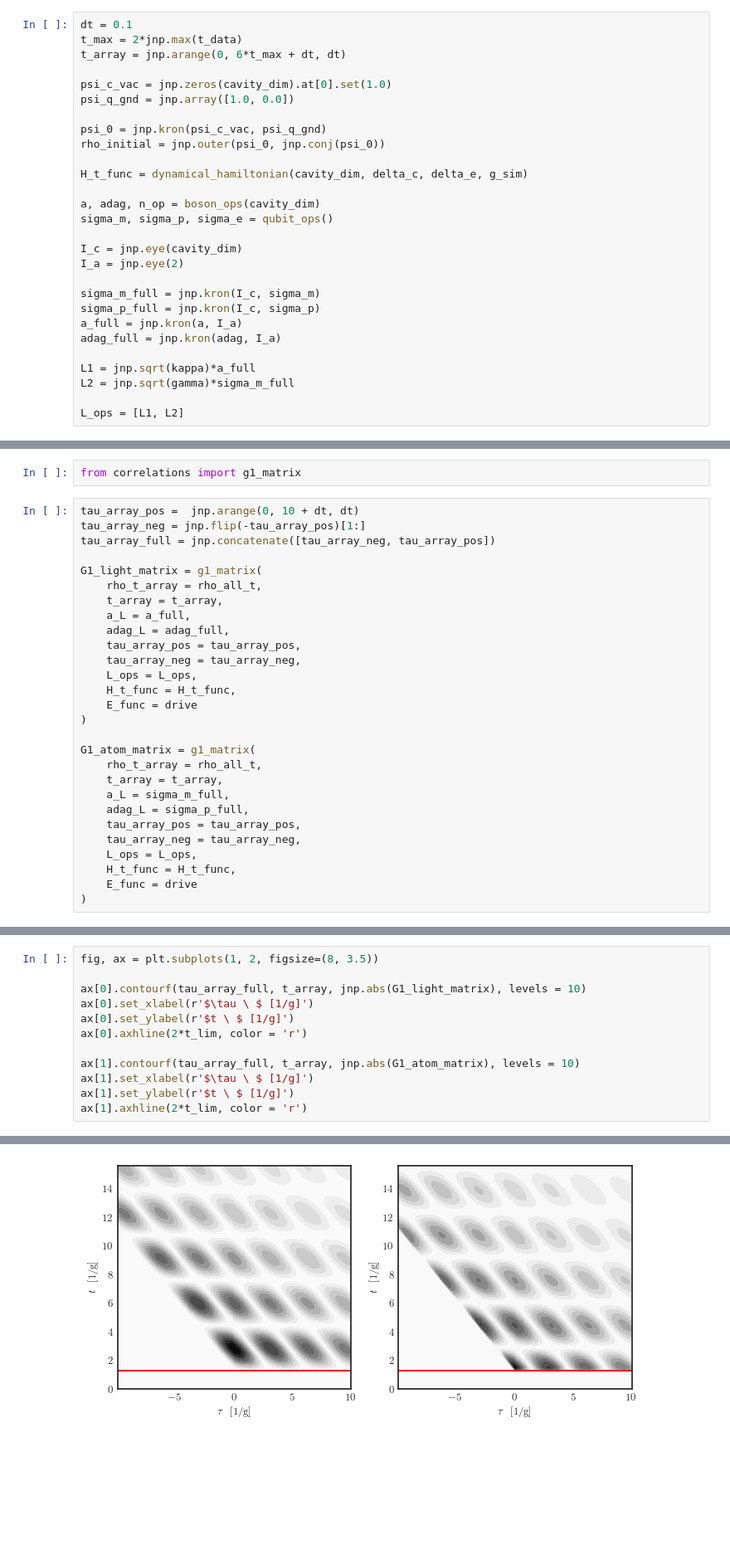
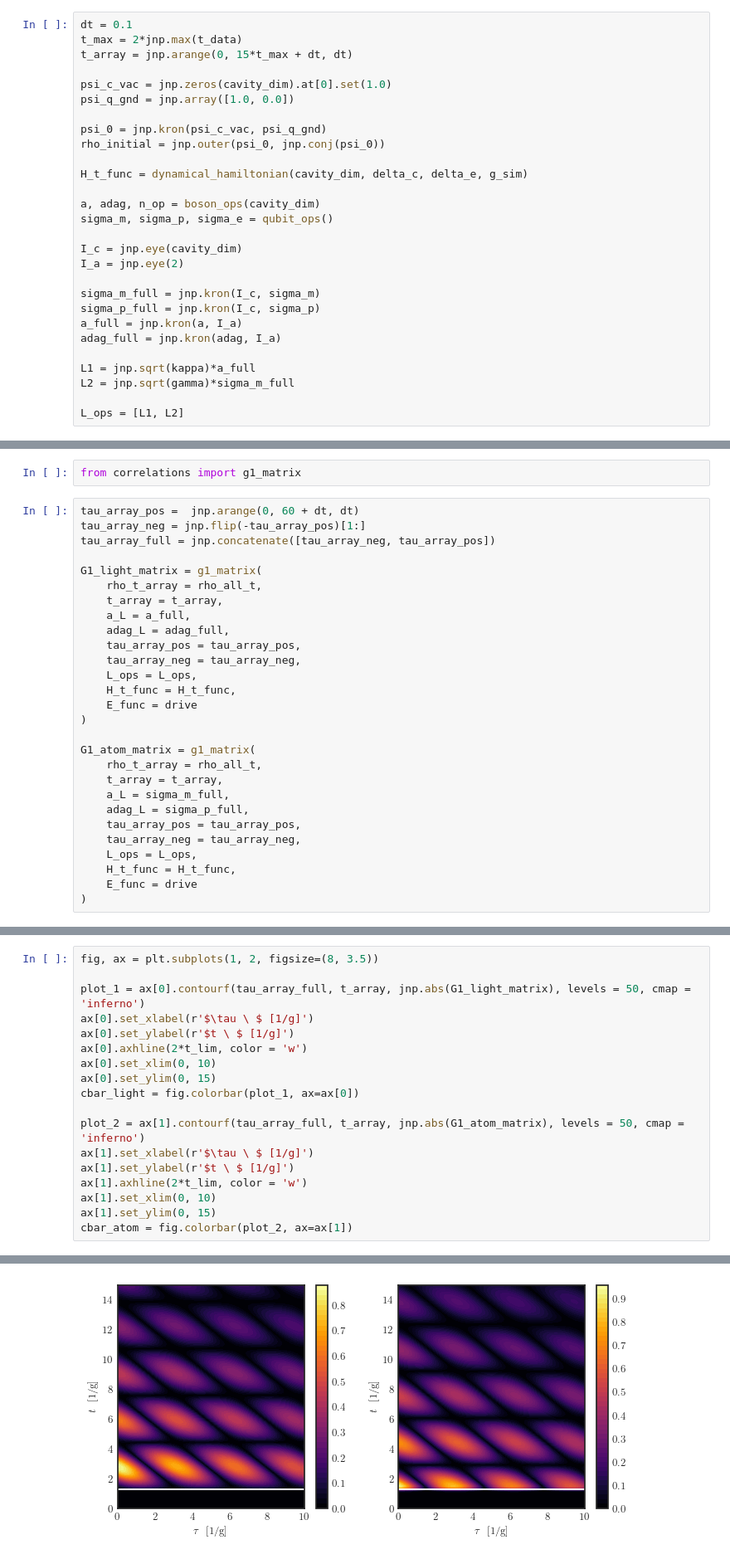
Before and after one commit to juardilag/Pulsed-cQED, a Jupyter notebook: test.ipynb, the cells around one changed output, grey strips where cells are left out. Shown at 83% size. Cells and saved outputs as stored; diff of their text form; blank space fills up the shorter version.

```diff
--- a/test.ipynb
+++ b/test.ipynb
@@ -52,7 +52,7 @@ def drive(t):
 # %%
 dt = 0.1
 t_max = 2*jnp.max(t_data)
-t_array = jnp.arange(0, 6*t_max + dt, dt)
+t_array = jnp.arange(0, 15*t_max + dt, dt)
 
 psi_c_vac = jnp.zeros(cavity_dim).at[0].set(1.0)
 psi_q_gnd = jnp.array([1.0, 0.0])
@@ -94,7 +94,7 @@ plt.show()
 # %%
 from correlations import g1_matrix
 # %%
-tau_array_pos =  jnp.arange(0, 10 + dt, dt)
+tau_array_pos =  jnp.arange(0, 60 + dt, dt)
 tau_array_neg = jnp.flip(-tau_array_pos)[1:]
 tau_array_full = jnp.concatenate([tau_array_neg, tau_array_pos])
 
@@ -129,13 +127,19 @@ Calculating G1(t, tau < 0) [No Interpolation]...
 # %%
 fig, ax = plt.subplots(1, 2, figsize=(8, 3.5))
 
-ax[0].contourf(tau_array_full, t_array, jnp.abs(G1_light_matrix), levels = 10)
+plot_1 = ax[0].contourf(tau_array_full, t_array, jnp.abs(G1_light_matrix), levels = 50, cmap = 'inferno')
 ax[0].set_xlabel(r'$\tau \ $ [1/g]')
 ax[0].set_ylabel(r'$t \ $ [1/g]')
-ax[0].axhline(2*t_lim, color = 'r')
+ax[0].axhline(2*t_lim, color = 'w')
+ax[0].set_xlim(0, 10)
+ax[0].set_ylim(0, 15)
+cbar_light = fig.colorbar(plot_1, ax=ax[0])
 
-ax[1].contourf(tau_array_full, t_array, jnp.abs(G1_atom_matrix), levels = 10)
+plot_2 = ax[1].contourf(tau_array_full, t_array, jnp.abs(G1_atom_matrix), levels = 50, cmap = 'inferno')
 ax[1].set_xlabel(r'$\tau \ $ [1/g]')
 ax[1].set_ylabel(r'$t \ $ [1/g]')
-ax[1].axhline(2*t_lim, color = 'r')
+ax[1].axhline(2*t_lim, color = 'w')
+ax[1].set_xlim(0, 10)
+ax[1].set_ylim(0, 15)
+cbar_atom = fig.colorbar(plot_2, ax=ax[1])
 # %% [output]
@@ -143,3 +146,3 @@ ax[1].axhline(2*t_lim, color = 'r')
-[figure, old version]
+[figure, new version]
 # %% [markdown]
 # Emission Spectrum
```
Also changed, not shown: parts of 8 cells of this notebook, 3 other files.
